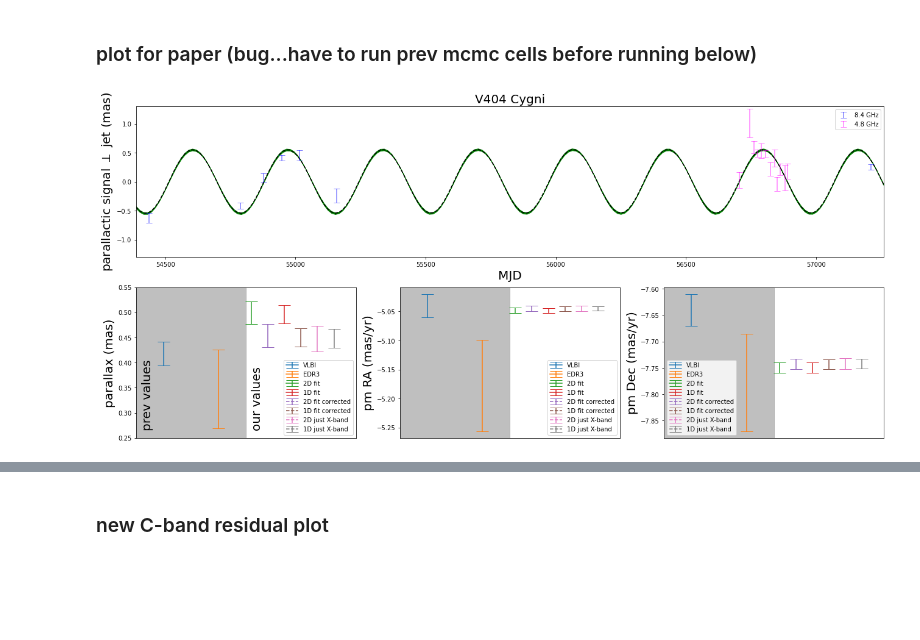
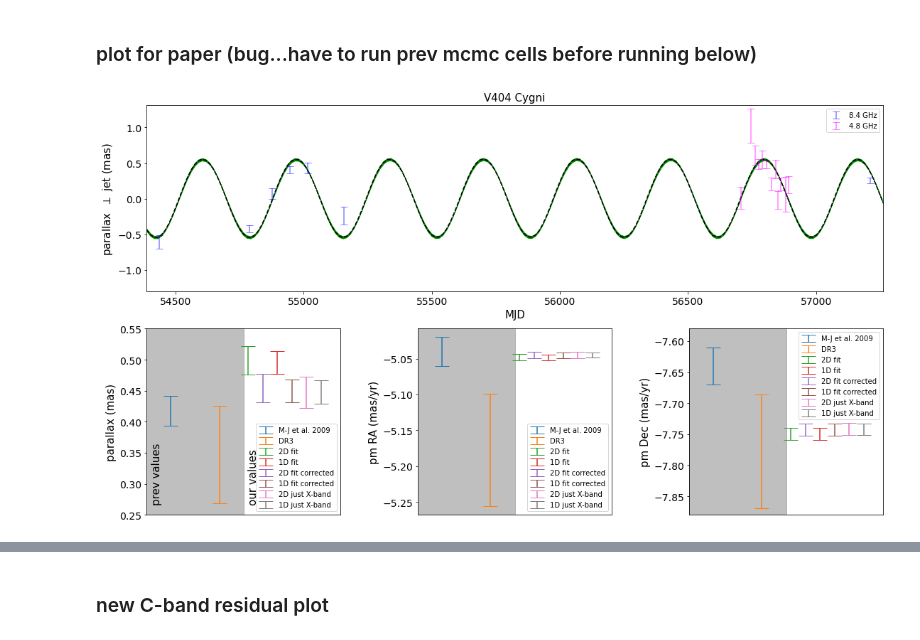
Before and after one commit to BHXRBs/VLBI-GAIA-Astrometry-V404Cygni-MAXIJ1820, a Jupyter notebook: astrometryV404.ipynb, the cells around one changed output, grey strips where cells are left out. Saved outputs shown, nothing was run; the diff lists cells and outputs as text; code cells hidden in the pictures; blank space fills up the shorter version.

```diff
--- a/astrometryV404.ipynb
+++ b/astrometryV404.ipynb
@@ -1253,7 +1255,7 @@ array([[<AxesSubplot:title={'center':'alpha 0'}>,
 # %% [markdown]
 ### plot for paper (bug...have to run prev mcmc cells before running below)
 # %%
-hfont = {'fontname':'Helvetica', 'size':20}
+hfont = {'fontname':'Helvetica', 'size':15}
 
 
 V404_alphaXC_coreshifted = V404_alphaXC + V404_maskXC*np.median(V404_trace_2D['ra shift'])
@@ -1318,7 +1320,15 @@ parallax_deg = np.mean(V404_trace_1D['parallax'])
 theta_perp_t, theta_para_t = jet_coordinates(frac_alpha * np.cos(np.radians(frac_delta))*parallax_deg\
                                              , frac_delta, V404_jet_angle)
 
-fig = plt.figure(figsize=(22,10))
+fig = plt.figure(figsize=(18,10))
+
+plt.subplots_adjust(left=0.1,
+                    bottom=0.1,
+                    right=0.9,
+                    top=0.9,
+                    wspace=0.4,
+                    hspace=0.2)
+
 
 
 plt.subplot(2,1,1)
@@ -1354,12 +1364,14 @@ for x, y, z, label in zip(V404_timeXC, np.mean(V404_perp_trace, axis=0)*3.6e6,np
 #plt.errorbar(V404_timeXC, np.mean(V404_perp_trace, axis=0)*3.6e6,
 #             yerr=np.std(V404_perp_trace, axis=0)*3.6e6, fmt=" ", capsize=5)
 
-plt.ylim(-1.3, 1.3)
-plt.ylabel(r'parallactic signal $\perp$ jet (mas)',**hfont)
+plt.ylim(-1.3, 1.31)
+plt.ylabel(r'parallax  $\perp$ jet (mas)',**hfont)
 plt.xlabel("MJD",**hfont)
 handles, labels = plt.gca().get_legend_handles_labels()
 by_label = dict(zip(labels, handles))
 plt.legend(by_label.values(), by_label.keys())
+plt.yticks(fontsize=14)
+plt.xticks(fontsize=14)
 
 # ax1 = fig.add_subplot(323)
 # plt.errorbar(np.median(V404_ra_residual_trace, axis=0)*3.6e6*V404_c_band_mask, np.median(V404_dec_residual_trace, axis=0)*3.6e6*V404_c_band_mask,\
@@ -1403,14 +1415,14 @@ plt.legend(by_label.values(), by_label.keys())
 # ax2.set_aspect('equal')
 
 ax3 = plt.subplot(234)
-plt.errorbar(1, 0.418, yerr=0.024, label="VLBI", capsize=10)
-plt.errorbar(2, 0.3470492577849456, yerr=0.07828958332538605, label="EDR3", capsize=10)
-plt.errorbar(2.6, np.mean(V404_trace_2D["parallax"]), yerr=np.std(V404_trace_2D["parallax"]), capsize=10, label="2D fit")
-plt.errorbar(3.2, np.mean(V404_trace_1D["parallax"]), yerr=np.std(V404_trace_1D["parallax"]), capsize=10, label="1D fit")
-plt.errorbar(2.9, np.mean(V404_trace_2DV2["parallax"]), yerr=np.std(V404_trace_2DV2["parallax"]), capsize=10, label="2D fit corrected", linestyle='dashed')
-plt.errorbar(3.5, np.mean(V404_trace_1DV2["parallax"]), yerr=np.std(V404_trace_1DV2["parallax"]), capsize=10, label="1D fit corrected", linestyle='dashed')
-plt.errorbar(3.8, np.mean(V404_trace_2DX["parallax"]), yerr=np.std(V404_trace_2DX["parallax"]), capsize=10, label="2D just X-band", linestyle='dashed')
-plt.errorbar(4.1, np.mean(V404_trace_1DX["parallax"]), yerr=np.std(V404_trace_1DX["parallax"]), capsize=10, label="1D just X-band", linestyle='dashed')
+plt.errorbar(1, 0.418, yerr=0.024, label="M-J et al. 2009", capsize=10, fmt=' ')
+plt.errorbar(2, 0.3470492577849456, yerr=0.07828958332538605, label="DR3", capsize=10, fmt=' ')
+plt.errorbar(2.6, np.mean(V404_trace_2D["parallax"]), yerr=np.std(V404_trace_2D["parallax"]), capsize=10, label="2D fit", fmt=' ')
+plt.errorbar(3.2, np.mean(V404_trace_1D["parallax"]), yerr=np.std(V404_trace_1D["parallax"]), capsize=10, label="1D fit", fmt=' ')
+plt.errorbar(2.9, np.mean(V404_trace_2DV2["parallax"]), yerr=np.std(V404_trace_2DV2["parallax"]), capsize=10, label="2D fit corrected", fmt=' ')
+plt.errorbar(3.5, np.mean(V404_trace_1DV2["parallax"]), yerr=np.std(V404_trace_1DV2["parallax"]), capsize=10, label="1D fit corrected", fmt=' ')
+plt.errorbar(3.8, np.mean(V404_trace_2DX["parallax"]), yerr=np.std(V404_trace_2DX["parallax"]), capsize=10, label="2D just X-band", fmt=' ')
+plt.errorbar(4.1, np.mean(V404_trace_1DX["parallax"]), yerr=np.std(V404_trace_1DX["parallax"]), capsize=10, label="1D just X-band", fmt=' ')
 ax3.axvspan(0, 2.5, ymin=0, ymax=1, alpha=0.5, color='grey')
 plt.legend()
 plt.ylim(0.25, 0.55)
@@ -1419,55 +1431,56 @@ plt.ylabel("parallax (mas)",**hfont)
 plt.text(0.6, 0.27, 'prev values', rotation=90,**hfont)
 plt.text(2.6, 0.27, 'our values', rotation=90,**hfont)
 plt.xticks([])
+plt.yticks(fontsize=14)
 
 ax4 = plt.subplot(236)
-plt.errorbar(1, -7.64, yerr=0.03, label="VLBI", capsize=10)
-plt.errorbar(2, -7.777607674200884, yerr= 0.09215836226940155, label="EDR3", capsize=10)
-plt.errorbar(2.6, np.mean(V404_trace_2D["pm delta"]), yerr=np.std(V404_trace_2D["pm delta"]), capsize=10, label="2D fit")
-plt.errorbar(3.2, np.mean(V404_trace_1D["pm delta"]), yerr=np.std(V404_trace_1D["pm delta"]), capsize=10, label="1D fit")
-plt.errorbar(2.9, np.mean(V404_trace_2DV2["pm delta"]), yerr=np.std(V404_trace_2DV2["pm delta"]), capsize=10, label="2D fit corrected", linestyle='dashed')
-plt.errorbar(3.5, np.mean(V404_trace_1DV2["pm delta"]), yerr=np.std(V404_trace_1DV2["pm delta"]), capsize=10, label="1D fit corrected", linestyle='dashed')
-plt.errorbar(3.8, np.mean(V404_trace_2DX["pm delta"]), yerr=np.std(V404_trace_2DX["pm delta"]), capsize=10, label="2D just X-band", linestyle='dashed')
-plt.errorbar(4.1, np.mean(V404_trace_1DX["pm delta"]), yerr=np.std(V404_trace_1DX["pm delta"]), capsize=10, label="1D just X-band", linestyle='dashed')
+plt.errorbar(1, -7.64, yerr=0.03, label="M-J et al. 2009", capsize=10, fmt=' ')
+plt.errorbar(2, -7.777607674200884, yerr= 0.09215836226940155, label="DR3", capsize=10, fmt=' ')
+plt.errorbar(2.6, np.mean(V404_trace_2D["pm delta"]), yerr=np.std(V404_trace_2D["pm delta"]), capsize=10, label="2D fit", fmt=' ')
+plt.errorbar(3.2, np.mean(V404_trace_1D["pm delta"]), yerr=np.std(V404_trace_1D["pm delta"]), capsize=10, label="1D fit", fmt=' ')
+plt.errorbar(2.9, np.mean(V404_trace_2DV2["pm delta"]), yerr=np.std(V404_trace_2DV2["pm delta"]), capsize=10, label="2D fit corrected",  fmt=' ')
+plt.errorbar(3.5, np.mean(V404_trace_1DV2["pm delta"]), yerr=np.std(V404_trace_1DV2["pm delta"]), capsize=10, label="1D fit corrected",  fmt=' ')
+plt.errorbar(3.8, np.mean(V404_trace_2DX["pm delta"]), yerr=np.std(V404_trace_2DX["pm delta"]), capsize=10, label="2D just X-band",  fmt=' ')
+plt.errorbar(4.1, np.mean(V404_trace_1DX["pm delta"]), yerr=np.std(V404_trace_1DX["pm delta"]), capsize=10, label="1D just X-band", fmt=' ')
 
 #plt.errorbar(3, np.mean(V404_trace_2D["pm delta"]), yerr=np.std(V404_trace_2D["pm delta"]), capsize=10, label="2D fit")
 #plt.errorbar(4, np.mean(V404_trace_1D["pm delta"]), yerr=np.std(V404_trace_1D["pm delta"]), capsize=10, label="1D fit")
 #plt.errorbar(3.2, np.mean(V404_trace_2DV2["pm delta"]), yerr=np.std(V404_trace_2DV2["pm delta"]), capsize=10, label="2D fit corrected")
 #plt.errorbar(4.2, np.mean(V404_trace_1DV2["pm delta"]), yerr=np.std(V404_trace_1DV2["pm delta"]), capsize=10, label="1D fit corrected")
-plt.legend()
+plt.legend(loc=1)
 plt.ylabel("pm Dec (mas/yr)",**hfont)
 ax4.axvspan(0, 2.5, ymin=1, ymax=0, alpha=0.5, color='grey')
-#plt.ylim(-6.55, -6.15)
+plt.ylim(-7.88, -7.58)
 plt.xlim(0.5, 4.5)
 plt.xticks([])
-
+plt.yticks(fontsize=14)
 
 
 ax5 = plt.subplot(235)
-plt.errorbar(1, -5.04, yerr=0.02, label="VLBI", capsize=10)
-plt.errorbar(2, -5.177496222444664, yerr=0.07850257307291031	, label="EDR3", capsize=10)
-plt.errorbar(2.6, np.mean(V404_trace_2D["pm alpha"]), yerr=np.std(V404_trace_2D["pm alpha"]), capsize=10, label="2D fit")
-plt.errorbar(3.2, np.mean(V404_trace_1D["pm alpha"]), yerr=np.std(V404_trace_1D["pm alpha"]), capsize=10, label="1D fit")
-plt.errorbar(2.9, np.mean(V404_trace_2DV2["pm alpha"]), yerr=np.std(V404_trace_2DV2["pm alpha"]), capsize=10, label="2D fit corrected", linestyle='dashed')
-plt.errorbar(3.5, np.mean(V404_trace_1DV2["pm alpha"]), yerr=np.std(V404_trace_1DV2["pm alpha"]), capsize=10, label="1D fit corrected", linestyle='dashed')
-plt.errorbar(3.8, np.mean(V404_trace_2DX["pm alpha"]), yerr=np.std(V404_trace_2DX["pm alpha"]), capsize=10, label="2D just X-band", linestyle='dashed')
-plt.errorbar(4.1, np.mean(V404_trace_1DX["pm alpha"]), yerr=np.std(V404_trace_1DX["pm alpha"]), capsize=10, label="1D just X-band", linestyle='dashed')
+plt.errorbar(1, -5.04, yerr=0.02, label="M-J et al. 2009", capsize=10, fmt=' ')
+plt.errorbar(2, -5.177496222444664, yerr=0.07850257307291031	, label="DR3", capsize=10, fmt=' ')
+plt.errorbar(2.6, np.mean(V404_trace_2D["pm alpha"]), yerr=np.std(V404_trace_2D["pm alpha"]), capsize=10, label="2D fit", fmt=' ')
+plt.errorbar(3.2, np.mean(V404_trace_1D["pm alpha"]), yerr=np.std(V404_trace_1D["pm alpha"]), capsize=10, label="1D fit", fmt=' ')
+plt.errorbar(2.9, np.mean(V404_trace_2DV2["pm alpha"]), yerr=np.std(V404_trace_2DV2["pm alpha"]), capsize=10, label="2D fit corrected", fmt=' ')
+plt.errorbar(3.5, np.mean(V404_trace_1DV2["pm alpha"]), yerr=np.std(V404_trace_1DV2["pm alpha"]), capsize=10, label="1D fit corrected", fmt=' ')
+plt.errorbar(3.8, np.mean(V404_trace_2DX["pm alpha"]), yerr=np.std(V404_trace_2DX["pm alpha"]), capsize=10, label="2D just X-band", fmt=' ')
+plt.errorbar(4.1, np.mean(V404_trace_1DX["pm alpha"]), yerr=np.std(V404_trace_1DX["pm alpha"]), capsize=10, label="1D just X-band", fmt=' ')
 
 #plt.errorbar(3, np.mean(V404_trace_2D["pm alpha"]), yerr=np.std(V404_trace_2D["pm alpha"]), capsize=10, label="2D fit")
 #plt.errorbar(4, np.mean(V404_trace_1D["pm alpha"]), yerr=np.std(V404_trace_1D["pm alpha"]), capsize=10, label="1D fit")
 #plt.errorbar(3.2, np.mean(V404_trace_2DV2["pm alpha"]), yerr=np.std(V404_trace_2DV2["pm alpha"]), capsize=10, label="2D fit corrected")
 #plt.errorbar(4.2, np.mean(V404_trace_1DV2["pm alpha"]), yerr=np.std(V404_trace_1DV2["pm alpha"]), capsize=10, label="1D fit corrected")
 plt.legend()
 plt.ylabel("pm RA (mas/yr)",**hfont)
 ax5.axvspan(0, 2.5, ymin=1, ymax=0, alpha=0.5, color='grey')
 plt.xlim(0.5, 4.5)
 plt.xticks([])
-
+plt.yticks(fontsize=14)
 plt.rcParams['axes.facecolor']='white'
 plt.rcParams['savefig.facecolor']='white'
 plt.savefig('V404results.png')
 # %% [output]
-[figure, old version]
+[figure, new version]
 # %%
 print("parallx {}nu {}std".format(np.mean(V404_trace_1DV2["parallax"]), np.std(V404_trace_1DV2["parallax"])))
 print("pm alpha {}nu {}std".format(np.mean(V404_trace_1DV2["pm alpha"]), np.std(V404_trace_1DV2["pm alpha"])))
```
Also changed, not shown: parts of 20 cells of this notebook, 2 other files.
